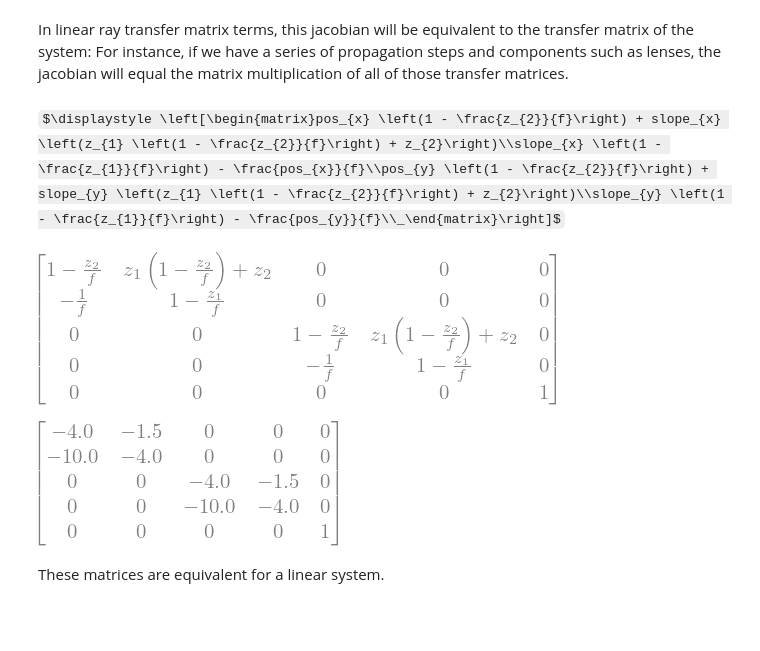
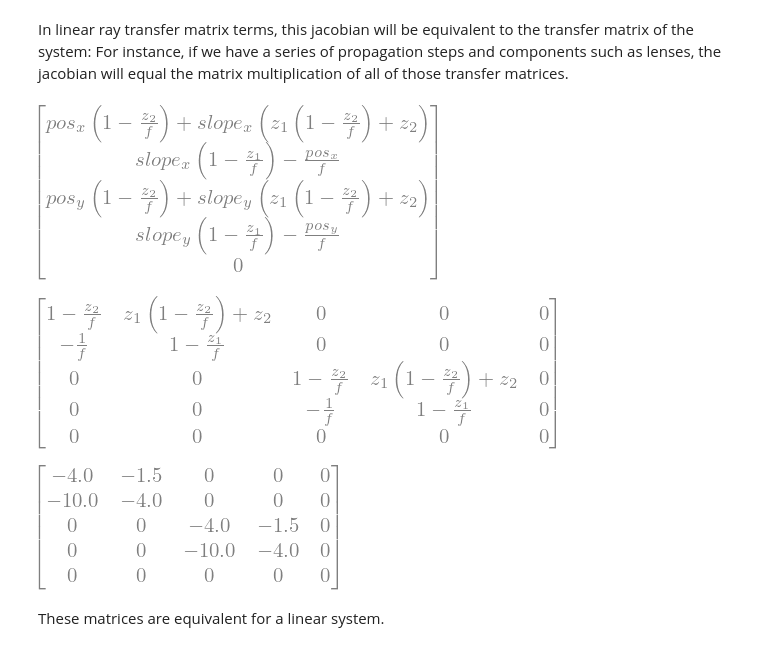
Before and after one commit to DavidLanders95/Code, a Jupyter notebook: JaxGym/jaxgym_notebook.ipynb, the cells around one changed output. Saved outputs shown, nothing was run; the diff lists cells and outputs as text; code cells hidden in the pictures; some formulas as TeX source; blank space fills up the shorter version.

Commit message:
I think it's working with jax, although small question about 1 in the last entry of the matrix

```diff
--- a/JaxGym/jaxgym_notebook.ipynb
+++ b/JaxGym/jaxgym_notebook.ipynb
@@ -59,43 +59,43 @@ transfer_matrix_1 = sp.Matrix([
     [0, 1, 0, 0, 0],
     [0, 0, 1, z1, 0],
     [0, 0, 0, 1, 0],
-    [0, 0, 0, 0, 1]
+    [0, 0, 0, 0, 0]
 ])
 lens_matrix = sp.Matrix([
     [1, 0, 0, 0, 0],
     [-1 / f, 1, 0, 0, 0],
     [0, 0, 1, 0, 0],
     [0, 0, -1/f, 1, 0],  # -1/f term affecting slope_y
-    [0, 0, 0, 0, 1]
+    [0, 0, 0, 0, 0]
 ])
 transfer_matrix_2 = sp.Matrix([
     [1, z2, 0, 0, 0],
     [0, 1, 0, 0, 0],
     [0, 0, 1, z2, 0],
     [0, 0, 0, 1, 0],
-    [0, 0, 0, 0, 1]
+    [0, 0, 0, 0, 0]
 ])
 # Step 3: Define the input vector (5x1)
 input_vector = sp.Matrix([pos_x, slope_x, pos_y, slope_y, _])
 
 # Step 4: Compute the output vector by multiplying the lens matrix with the input vector
 output_vector = transfer_matrix_2 @ lens_matrix @ transfer_matrix_1 @ input_vector
 
 display(output_vector)
 # Step 5: Compute the Jacobian
 # Since the transformation is linear, the Jacobian is simply the lens matrix
 # Step 5: Compute the Jacobian using sympy's jacobian method
 jacobian_sympy = sp.Matrix.jacobian(output_vector, input_vector)
 display(jacobian_sympy)
 
 # Step 7: Substitute the values of the variables
 jacobian_sympy = jacobian_sympy.subs({f: 0.1, z1: 0.5, z2: 0.5})
 
 display(jacobian_sympy)
 # %% [output]
-$\displaystyle \left[\begin{matrix}pos_{x} \left(1 - \frac{z_{2}}{f}\right) + slope_{x} \left(z_{1} \left(1 - \frac{z_{2}}{f}\right) + z_{2}\right)\\slope_{x} \left(1 - \frac{z_{1}}{f}\right) - \frac{pos_{x}}{f}\\pos_{y} \left(1 - \frac{z_{2}}{f}\right) + slope_{y} \left(z_{1} \left(1 - \frac{z_{2}}{f}\right) + z_{2}\right)\\slope_{y} \left(1 - \frac{z_{1}}{f}\right) - \frac{pos_{y}}{f}\\_\end{matrix}\right]$
-[figure, old version]
+[figure, new version]
-[figure, old version]
+[figure, new version]
+[figure, added]
 # %% [markdown]
 These matrices are equivalent for a linear system.
 # %% [markdown]
```
Also changed, not shown: parts of 7 cells of this notebook, 1 other file.
